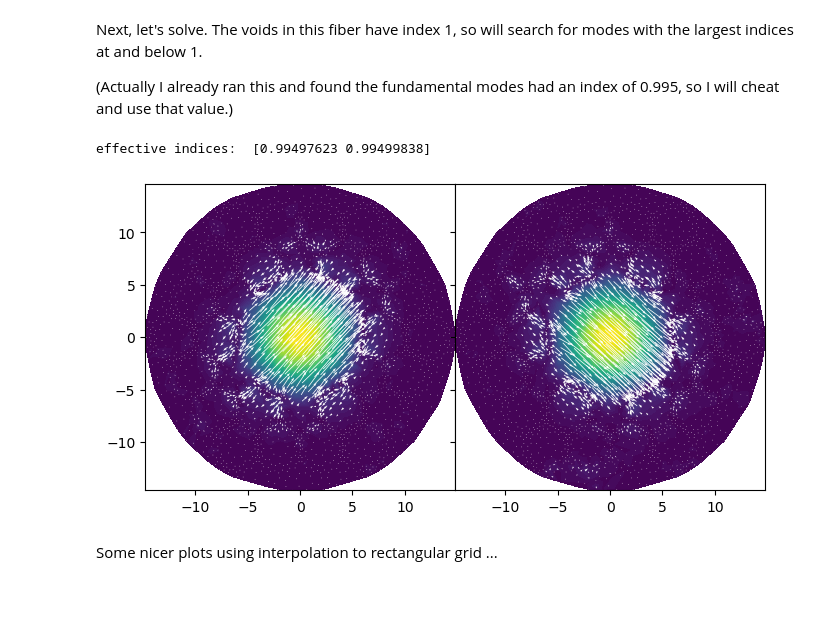
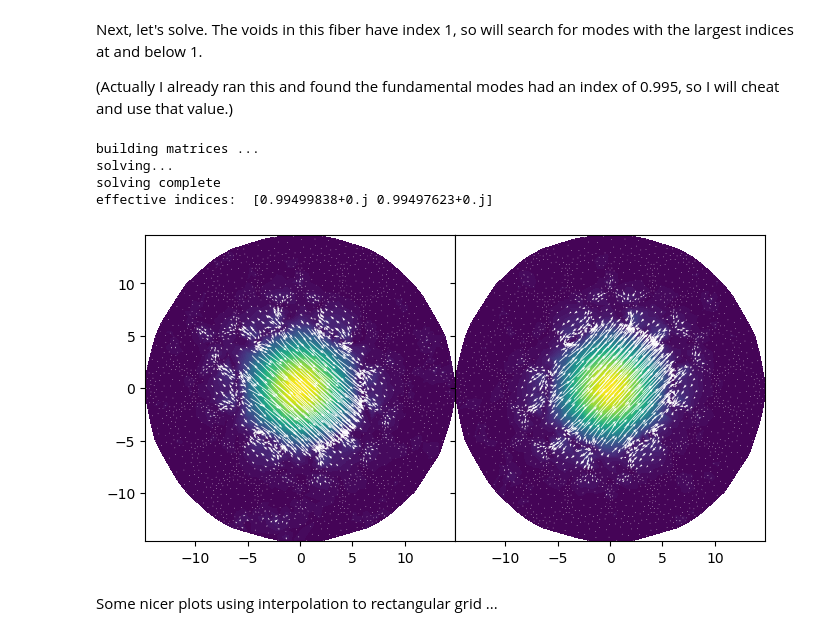
Before and after one commit to SAIL-Labs/wavesolve, a Jupyter notebook: getting-started.ipynb, the cells around one changed output. Drawn from its saved outputs; the diff is of its cells as text; code cells hidden in the pictures; blank space fills up the shorter version.

```diff
--- a/getting-started.ipynb
+++ b/getting-started.ipynb
@@ -338,10 +340,10 @@ Then, we'll use the vector solver to get the modes. This particular arrangement
 # %%
-from wavesolve.fe_solver import solve_waveguide_vec,plot_vector_mode
+from wavesolve.fe_solver import plot_vector_mode,get_eff_index,solve_waveguide_vec
 import matplotlib.pyplot as plt
 
 IOR_dict = PCF.assign_IOR()
-w,v,n = solve_waveguide_vec(m,wl,IOR_dict,plot=False,Nmax=10,sparse_solve_mode="factorize")
-
+w,v,n = solve_waveguide_vec(m,wl,IOR_dict,plot=False,Nmax=10,sparse_solve_mode="pardiso")
+print(get_eff_index(wl,w))
 fig,axs = plt.subplots(1,2,sharey=True,figsize=(8,4))
 for i,ax in enumerate(axs):
     ax.set_aspect('equal')
@@ -416,26 +421,30 @@ Next, let's solve. The voids in this fiber have index 1, so will search for mode
 
 (Actually I already ran this and found the fundamental modes had an index of 0.995, so I will cheat and use that value.)
 # %%
-from wavesolve.fe_solver import get_eff_index,solve_waveguide_vec,plot_vector_mode
+from wavesolve.fe_solver import get_eff_index,plot_vector_mode
 import matplotlib.pyplot as plt
 
 IOR_dict = hollow_PCF.assign_IOR()
 wl = 1.65
 
-# we'll use sparse_solve_mode = "straight", which uses the eigsh solver - when it works it's faster than eigs
-w,v,n = solve_waveguide_vec(m,wl,IOR_dict,plot=False,target_neff=0.995,Nmax=2,sparse_solve_mode="straight")
+# here you can also use sparse_solve_mode = "straight", which uses the eigsh solver
+# what's weird is that this even works in the first place, since it seems neither A and B are positive definite in this example
+w,v,n = solve_waveguide_vec(m,wl,IOR_dict,plot=False,target_neff=0.995,Nmax=2,sparse_solve_mode="pardiso")
 
 print("effective indices: ", get_eff_index(wl,w))
 
 fig,axs = plt.subplots(1,2,sharey=True,figsize=(8,4))
 for i,ax in enumerate(axs):
     ax.set_aspect('equal')
     plot_vector_mode(m,v[i],ax=axs[i])
 plt.subplots_adjust(hspace=0,wspace=0)
 plt.show()
 # %% [output]
-effective indices:  [0.99497623 0.99499838]
+building matrices ...
+solving...
+solving complete
+effective indices:  [0.99499838+0.j 0.99497623+0.j]
-[figure, old version]
+[figure, new version]
 # %% [markdown]
 Some nicer plots using interpolation to rectangular grid ...
 # %%
```
Also changed, not shown: parts of 4 cells of this notebook, 1 other file.
